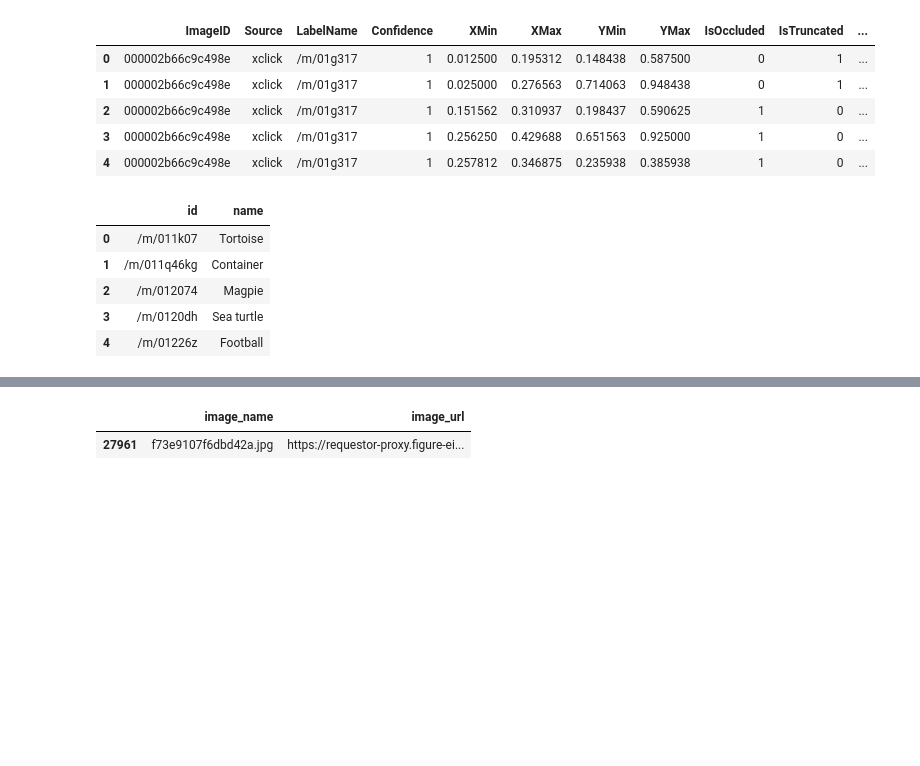
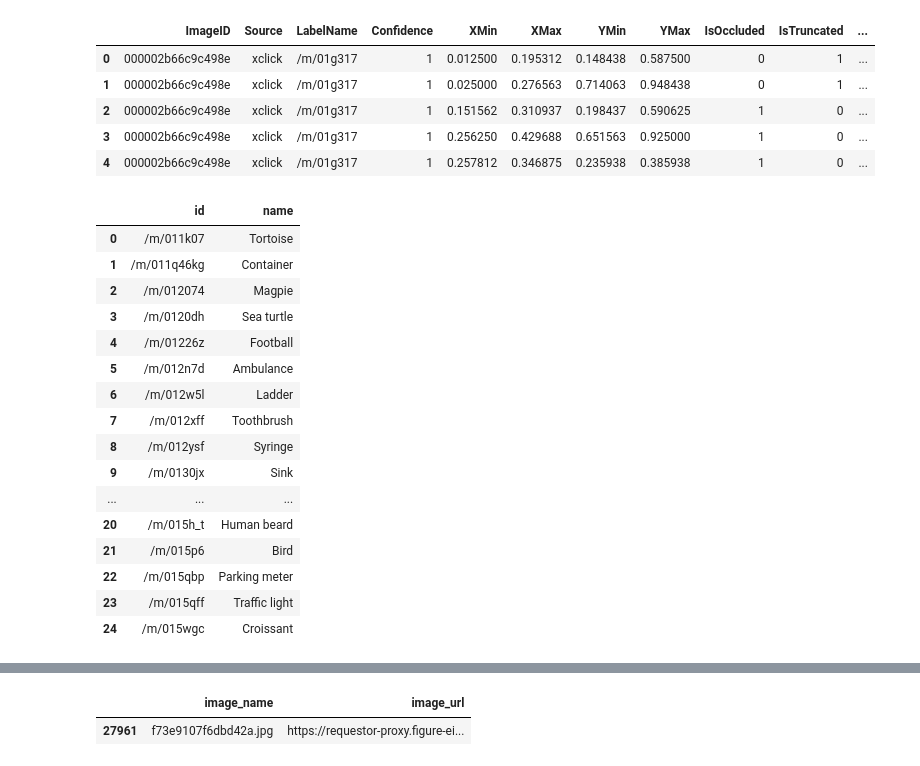
Before and after one commit to DaHeller/Object-detection-using-Faster-RCNN, a Jupyter notebook: src/dataprep.ipynb, the cells around one changed output, grey strips where cells are left out. Saved outputs shown, nothing was run; the diff lists cells and outputs as text; code cells hidden in the pictures; blank space fills up the shorter version.

```diff
--- a/src/dataprep.ipynb
+++ b/src/dataprep.ipynb
@@ -37,13 +37,25 @@ df_annot_box = pd.read_csv(base_path+annot_box)
 # %%
 df_class_labels = pd.read_csv(base_path+class_labels,header=None)
 df_class_labels.columns=['id','name']
+df_class_labels.head(25)
 # %% [output]
 |  | id | name |
 | 0 | /m/011k07 | Tortoise |
 | 1 | /m/011q46kg | Container |
 | 2 | /m/012074 | Magpie |
 | 3 | /m/0120dh | Sea turtle |
 | 4 | /m/01226z | Football |
+| 5 | /m/012n7d | Ambulance |
+| 6 | /m/012w5l | Ladder |
+| 7 | /m/012xff | Toothbrush |
+| 8 | /m/012ysf | Syringe |
+| 9 | /m/0130jx | Sink |
+| ... | ... | ... |
+| 20 | /m/015h_t | Human beard |
+| 21 | /m/015p6 | Bird |
+| 22 | /m/015qbp | Parking meter |
+| 23 | /m/015qff | Traffic light |
+| 24 | /m/015wgc | Croissant |
 # %%
 def plot_org_img_with_boxes(image_name):
     temp = df_image_links[df_image_links['image_name']==image_name]
```
Also changed, not shown: parts of 21 cells of this notebook, 2 other files.
